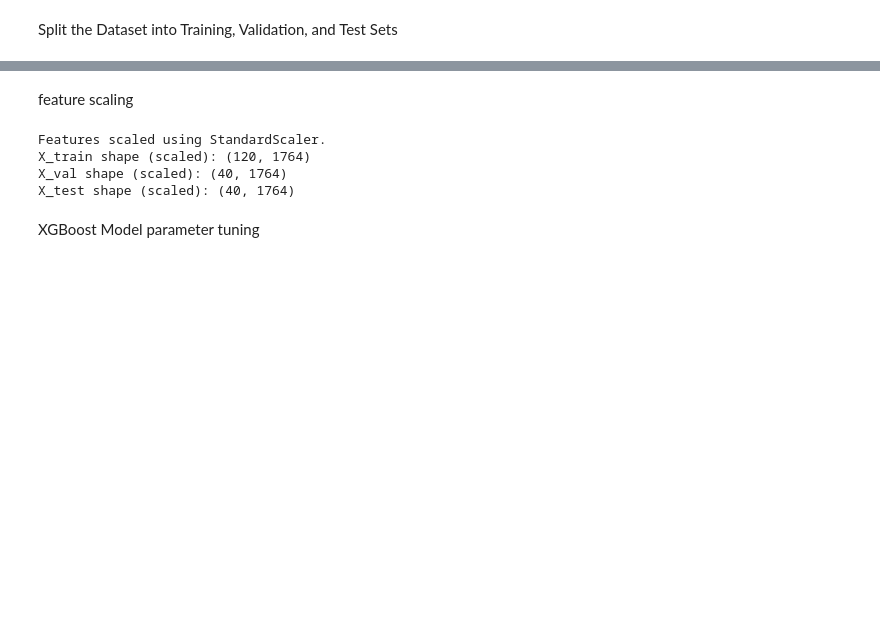
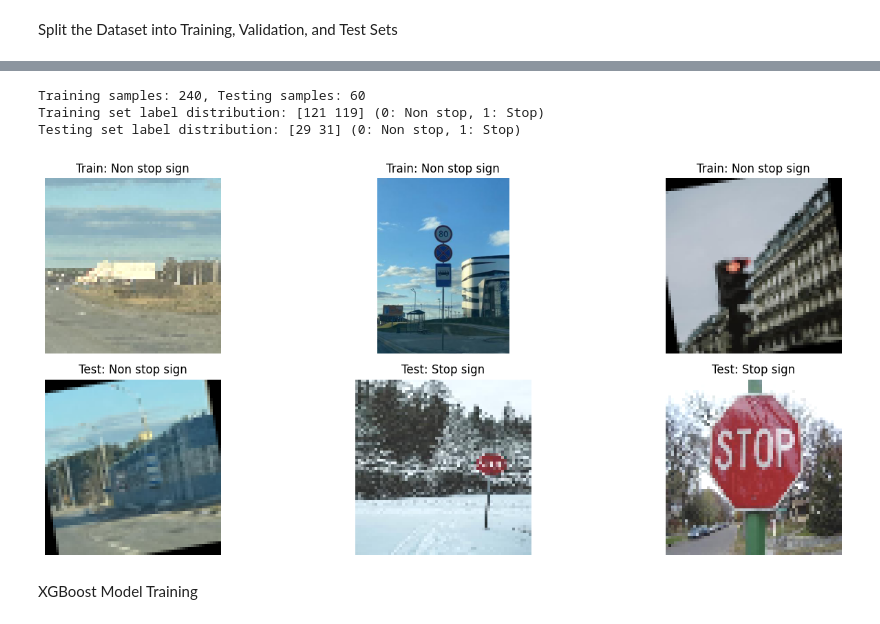
Before and after one commit to irfanshahmayeen/GR-08-CSE-445-Machine-Learnling-Stop-Sign-Detection-In-The-Street-, a Jupyter notebook: XGBoost.ipynb, the cells around one changed output, grey strips where cells are left out. Cells and saved outputs as stored; diff of their text form; code cells hidden in the pictures; blank space fills up the shorter version.

```diff
--- a/XGBoost.ipynb
+++ b/XGBoost.ipynb
@@ -191,23 +191,41 @@ Data split into training, validation, and test sets.
-# %% [markdown]
-feature scaling
-# %%
-# Cell 4: Feature Scaling
-from sklearn.preprocessing import StandardScaler
-
-# Standardize features
-scaler = StandardScaler()
-X_train = scaler.fit_transform(X_train)
-X_val = scaler.transform(X_val)
-X_test = scaler.transform(X_test)
-
-print("Features scaled using StandardScaler.")
-print("X_train shape (scaled):", X_train.shape)
-print("X_val shape (scaled):", X_val.shape)
-print("X_test shape (scaled):", X_test.shape)
-# %% [output]
-Features scaled using StandardScaler.
-X_train shape (scaled): (120, 1764)
-X_val shape (scaled): (40, 1764)
-X_test shape (scaled): (40, 1764)
+# %%
+from sklearn.model_selection import train_test_split
+
+X_train, X_test, y_train, y_test = train_test_split(X_features, labels, test_size=0.2, random_state=42)
+
+print(f"Training samples: {len(X_train)}, Testing samples: {len(X_test)}")
+print(f"Training set label distribution: {np.bincount(y_train)} (0: Non stop, 1: Stop)")
+print(f"Testing set label distribution: {np.bincount(y_test)} (0: Non stop, 1: Stop)")
+
+num_samples = 3
+train_indices = np.random.choice(len(X_train), num_samples, replace=False)
+test_indices = np.random.choice(len(X_test), num_samples, replace=False)
+X_full_indices = np.arange(len(X_features))
+X_train_indices, X_test_indices = train_test_split(X_full_indices, test_size=0.2, random_state=42)
+
+plt.figure(figsize=(15, 6))
+for i, idx in enumerate(train_indices):
+    orig_idx = X_train_indices[idx]
+    plt.subplot(2, num_samples, i + 1)
+    original_rgb = cv2.cvtColor(original_images[orig_idx], cv2.COLOR_BGR2RGB)
+    plt.imshow(original_rgb)
+    plt.title(f"Train: {categories[y_train[idx]]}")
+    plt.axis('off')
+
+for i, idx in enumerate(test_indices):
+    orig_idx = X_test_indices[idx]
+    plt.subplot(2, num_samples, i + num_samples + 1)
+    original_rgb = cv2.cvtColor(original_images[orig_idx], cv2.COLOR_BGR2RGB)
+    plt.imshow(original_rgb)
+    plt.title(f"Test: {categories[y_test[idx]]}")
+    plt.axis('off')
+
+plt.tight_layout()
+plt.show()
+# %% [output]
+Training samples: 240, Testing samples: 60
+Training set label distribution: [121 119] (0: Non stop, 1: Stop)
+Testing set label distribution: [29 31] (0: Non stop, 1: Stop)
+[figure, added]
 # %% [markdown]
-XGBoost Model parameter tuning
+XGBoost Model Training
```
Also changed, not shown: parts of 17 cells of this notebook.
